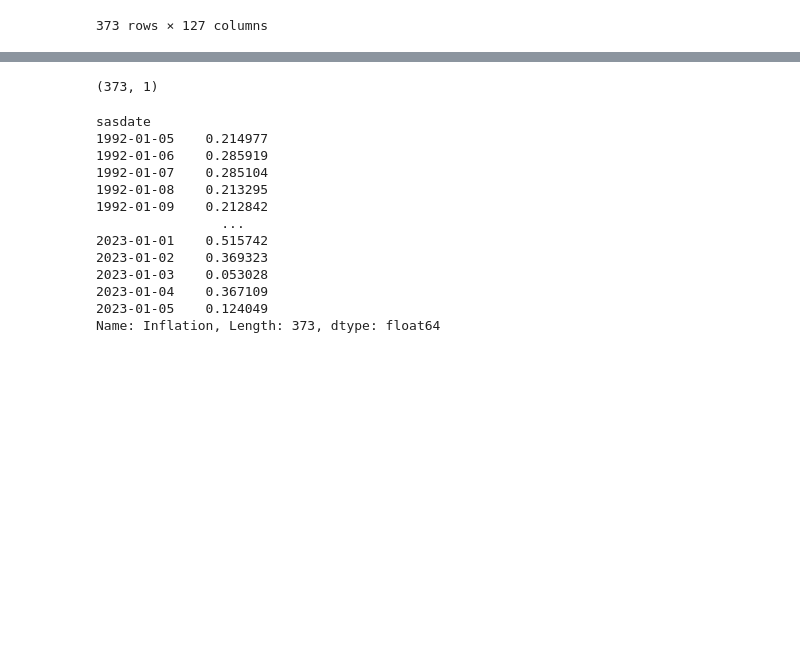
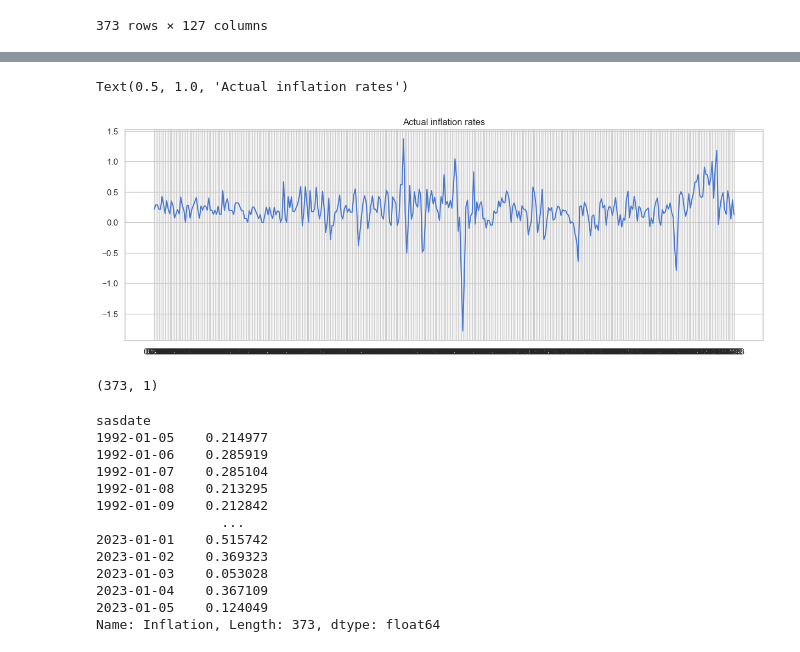
Before and after one commit to inflamcucum/ECON4305-group-project-team7, a Jupyter notebook: Random Forest Regressor.ipynb, the cells around one changed output, grey strips where cells are left out. Drawn from its saved outputs; the diff is of its cells as text; code cells hidden in the pictures; blank space fills up the shorter version.

```diff
--- a/Random Forest Regressor.ipynb
+++ b/Random Forest Regressor.ipynb
@@ -47,3 +47,8 @@ x
 | 2023-01-03 | 0.259530 | 0.284085 | -0.033085 | -0.945104 | -0.915446 | 0.146036 | -0.076300 | -0.030143 | 0.276299 | -1.061013 | ... |
 | 2023-01-04 | -0.106924 | -0.036149 | 0.235970 | -0.227369 | 0.371920 | 0.507904 | 0.717250 | 0.973228 | 0.963931 | 4.140587 | ... |
 373 rows × 127 columns
+# %%
+y = pd.read_csv('y.csv', header=0, index_col=0, parse_dates=True, infer_datetime_format=True)
+print(y.shape)
+y = y.iloc[:,0]
+y
@@ -50,3 +70,14 @@ x
+# %%
+y.index = pd.DatetimeIndex(y.index).strftime("%d-%y")
+# %%
+
+fig = plt.figure(figsize=(15, 5))
+plt.plot(y)
+plt.grid(True)
+plt.title('Actual inflation rates')
+# %% [output]
+Text(0.5, 1.0, 'Actual inflation rates')
+[figure, added]
 # %%
 y = pd.read_csv('y.csv', header=0, index_col=0, parse_dates=True, infer_datetime_format=True)
 print(y.shape)
```
Also changed, not shown: parts of 14 cells of this notebook.
